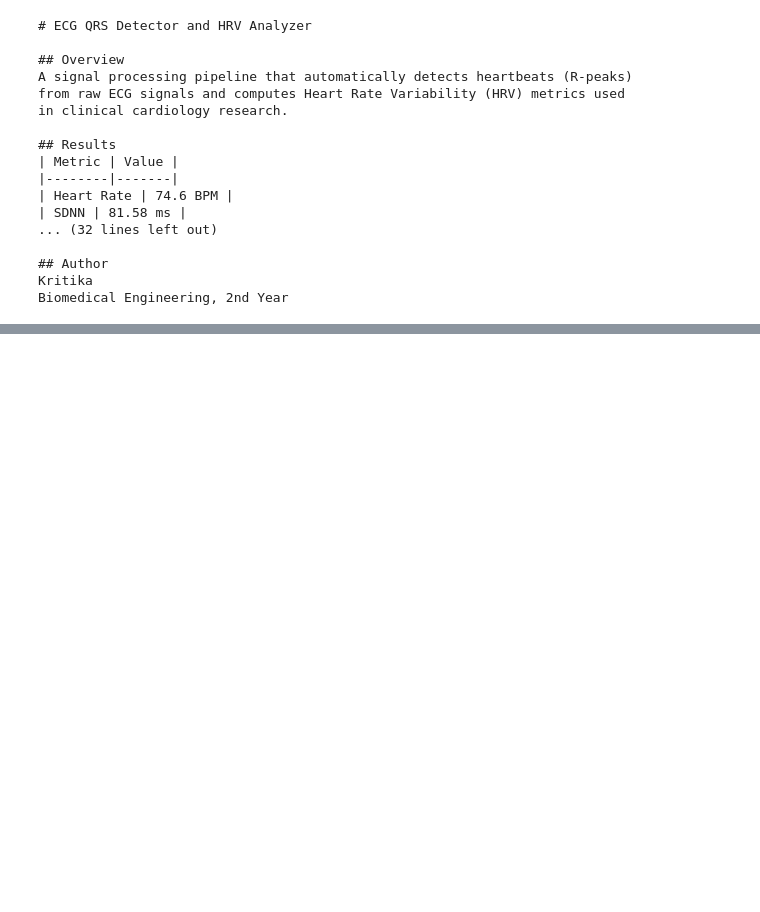
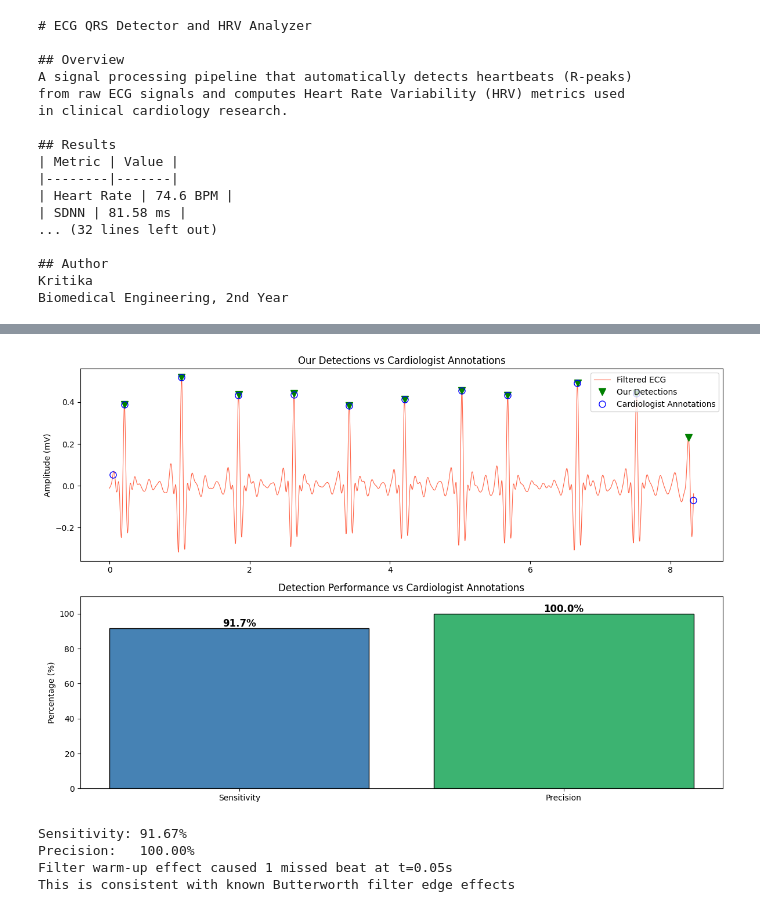
Before and after one commit to Kritika-bme/Name-ecg-qrs-detector-, a Jupyter notebook: 01_ecg_detector.ipynb, the cells around one changed output, grey strips where cells are left out. Drawn from its saved outputs; the diff is of its cells as text; code cells hidden in the pictures; blank space fills up the shorter version.

```diff
--- a/01_ecg_detector.ipynb
+++ b/01_ecg_detector.ipynb
@@ -283,3 +283,16 @@ in clinical cardiology research.
 ## Author
 Kritika
 Biomedical Engineering, 2nd Year
+# %%
+
+annotation = wfdb.rdann('100', 'atr',
+                         sampfrom=0,
+                         sampto=3000,
+                         pn_dir='mitdb')
+
+# These are the actual R-peak locations marked by cardiologists
+true_peaks = annotation.sample
+
+print(f"Cardiologist annotated beats: {len(true_peaks)}")
+print(f"Our detected beats: {len(peaks)}")
+print(f"\nTrue peak locations: {true_peaks}")
@@ -285,0 +371,47 @@ Biomedical Engineering, 2nd Year
+# %%
+fig, axes = plt.subplots(2, 1, figsize=(12, 8))
+
+# Plot 1 —  detections vs cardiologist annotations
+axes[0].plot(time, filtered_ecg, color='tomato',
+             linewidth=0.8, label='Filtered ECG')
+axes[0].plot(time[peaks], filtered_ecg[peaks], 'v',
+             color='green', markersize=8, label='Our Detections')
+axes[0].plot(true_peaks/fs,
+             filtered_ecg[np.clip(true_peaks, 0, len(filtered_ecg)-1)],
+             'o', color='blue', markersize=8,
+             fillstyle='none', linewidth=2,
+             label='Cardiologist Annotations')
+axes[0].set_title('Our Detections vs Cardiologist Annotations')
+axes[0].set_ylabel('Amplitude (mV)')
+axes[0].legend()
+
+# Plot 2 — Performance summary
+metrics = ['Sensitivity', 'Precision']
+values = [sensitivity, precision]
+colors = ['steelblue', 'mediumseagreen']
+
+bars = axes[1].bar(metrics, values, color=colors, edgecolor='black')
+axes[1].set_ylim(0, 110)
+axes[1].set_ylabel('Percentage (%)')
+axes[1].set_title('Detection Performance vs Cardiologist Annotations')
+
+for bar, val in zip(bars, values):
+    axes[1].text(bar.get_x() + bar.get_width()/2,
+                 bar.get_height() + 1,
+                 f'{val:.1f}%',
+                 ha='center', fontsize=12, fontweight='bold')
+
+plt.tight_layout()
+plt.savefig('ecg_validation.png', dpi=150, bbox_inches='tight')
+plt.show()
+
+print(f"Sensitivity: {sensitivity:.2f}%")
+print(f"Precision:   {precision:.2f}%")
+print(f"Filter warm-up effect caused 1 missed beat at t=0.05s")
+print(f"This is consistent with known Butterworth filter edge effects")
+# %% [output]
+[figure, added]
+Sensitivity: 91.67%
+Precision:   100.00%
+Filter warm-up effect caused 1 missed beat at t=0.05s
+This is consistent with known Butterworth filter edge effects
```
Also changed, not shown: parts of 5 cells of this notebook, 1 other file.
